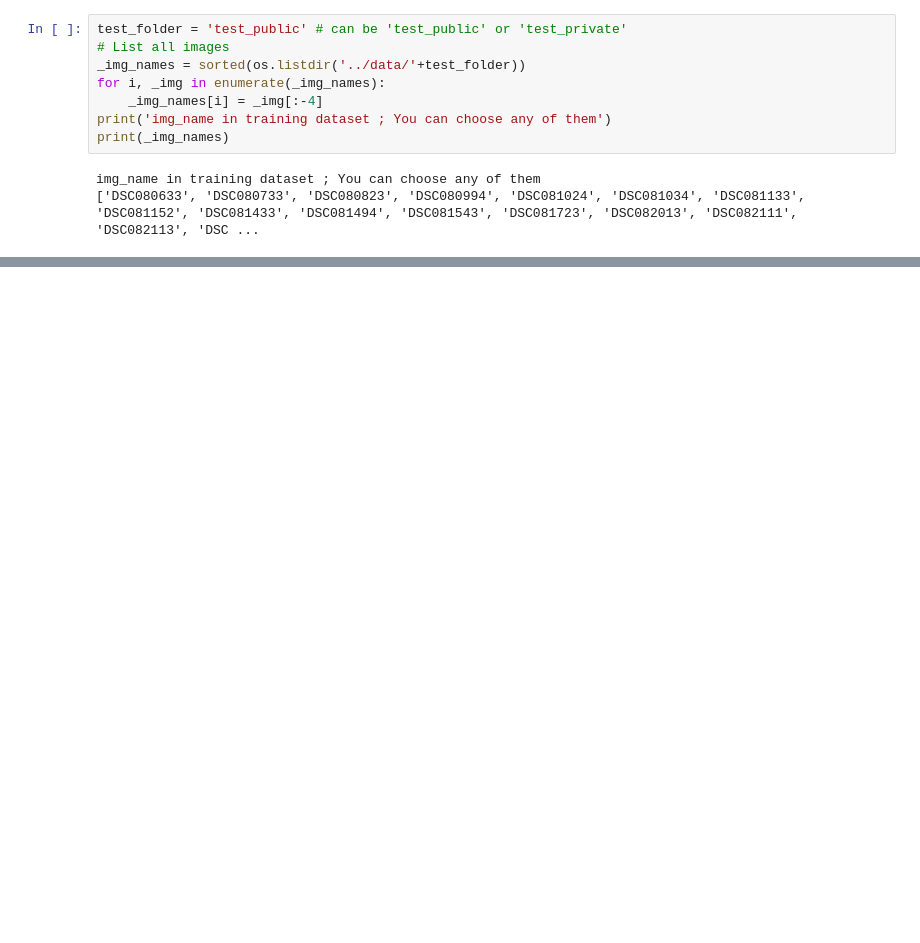
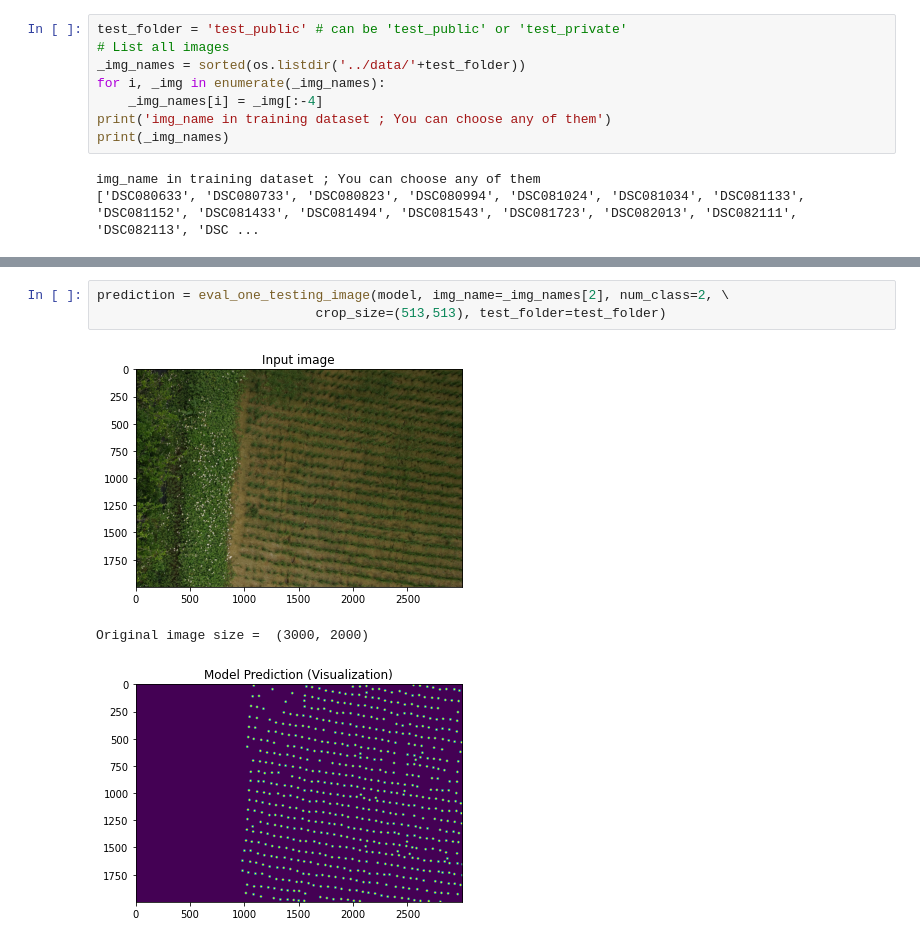
Before and after one commit to tl32rodan/pytorch-deeplab-xception, a Jupyter notebook: seg_test.ipynb, the cells around one changed output, grey strips where cells are left out. Cells and saved outputs as stored; diff of their text form; blank space fills up the shorter version.

```diff
--- a/seg_test.ipynb
+++ b/seg_test.ipynb
@@ -298,0 +365,7 @@ Input image size =  (513, 513)
+# %%
+prediction = eval_one_testing_image(model, img_name=_img_names[2], num_class=2, \
+                            crop_size=(513,513), test_folder=test_folder)
+# %% [output]
+[figure, added]
+Original image size =  (3000, 2000)
+[figure, added]
```
Also changed, not shown: parts of 9 cells of this notebook.
